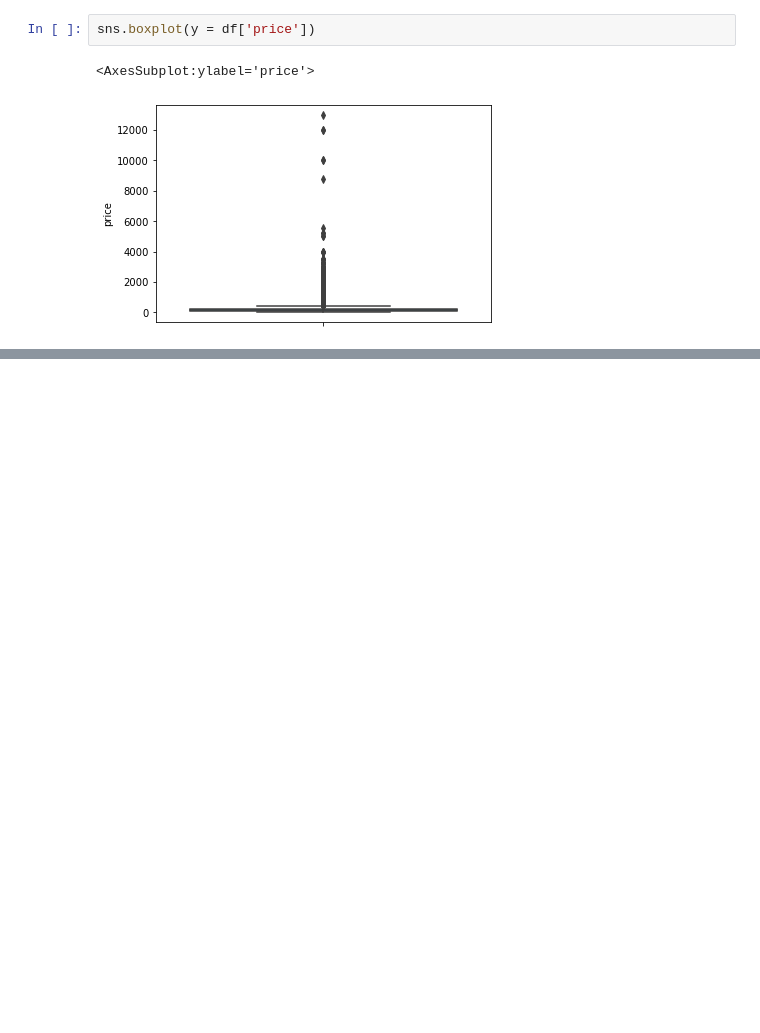
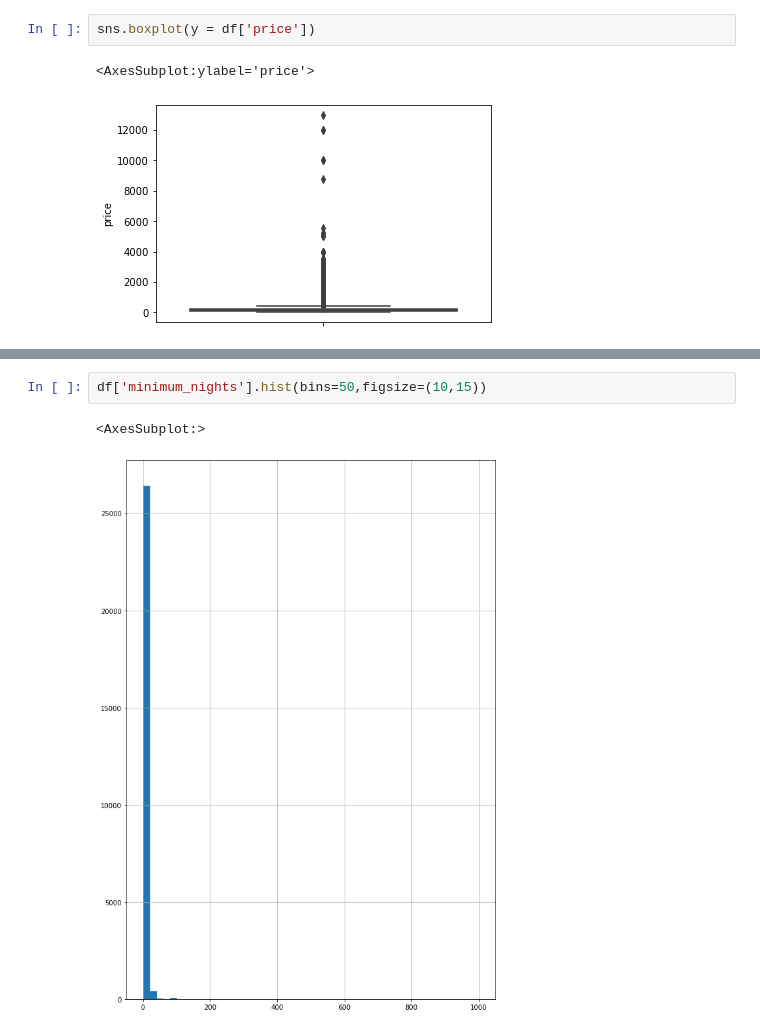
Before and after one commit to Zielzor/AirBNB, a Jupyter notebook: AirBnB Fair Valuation.ipynb, the cells around one changed output, grey strips where cells are left out. Saved outputs shown, nothing was run; the diff lists cells and outputs as text; blank space fills up the shorter version.

```diff
--- a/AirBnB Fair Valuation.ipynb
+++ b/AirBnB Fair Valuation.ipynb
@@ -170,0 +328,5 @@ sns.boxplot(y = df['price'])
+# %%
+df['minimum_nights'].hist(bins=50,figsize=(10,15))
+# %% [output]
+<AxesSubplot:>
+[figure, added]
```
Also changed, not shown: parts of 19 cells of this notebook.
